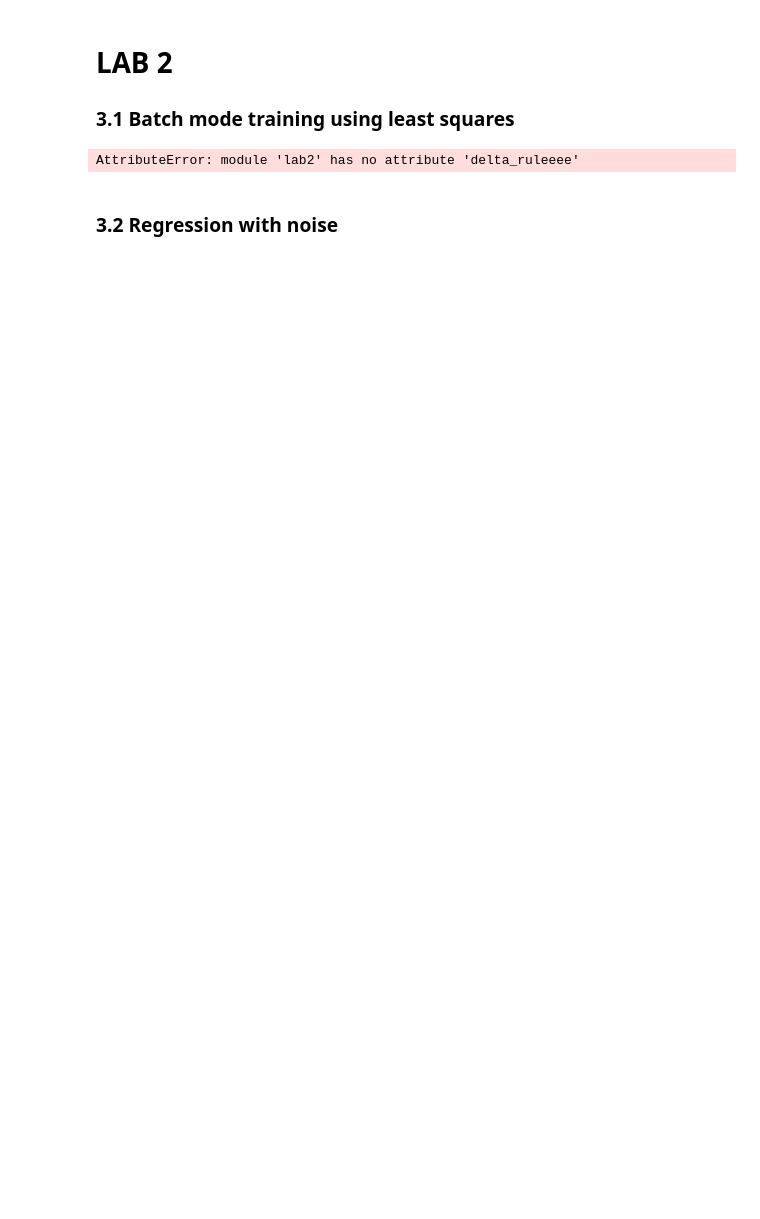
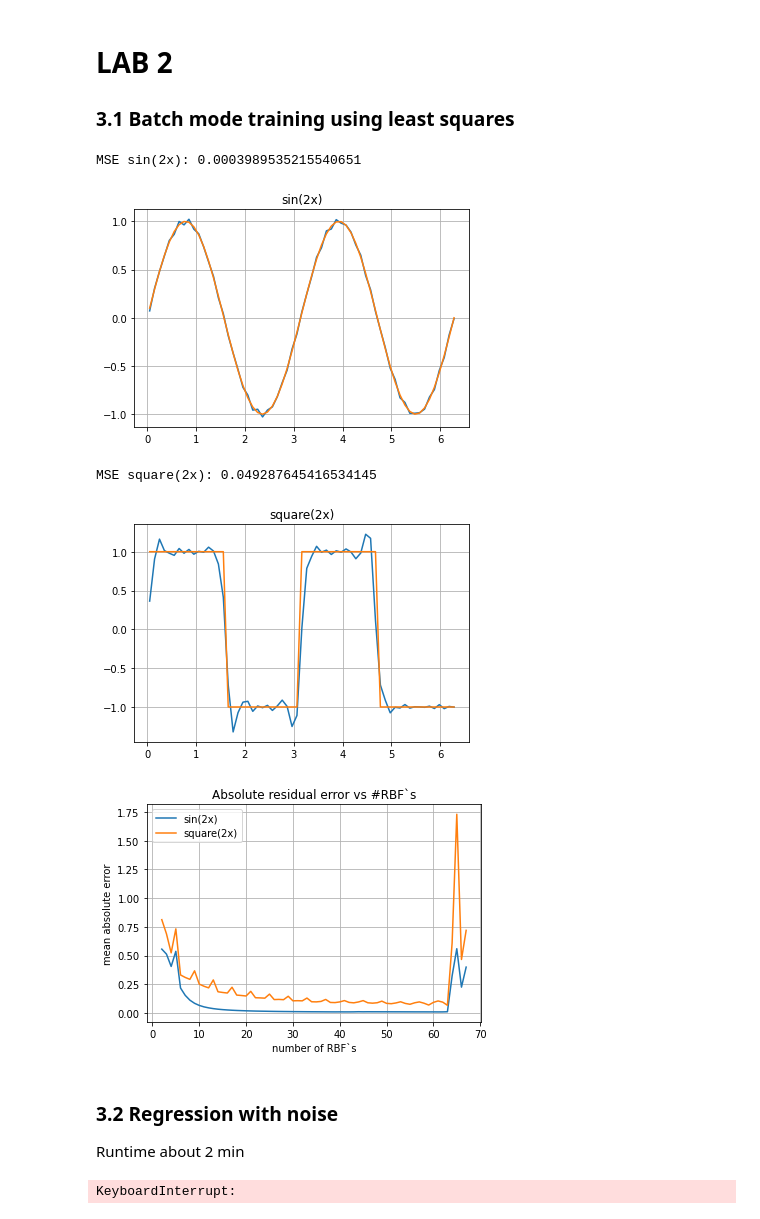
Before and after one commit to alejp1998/annda_lab1b, a Jupyter notebook: lab2.ipynb, the cells around one changed output. Drawn from its saved outputs; the diff is of its cells as text; code cells hidden in the pictures; blank space fills up the shorter version.

```diff
--- a/lab2.ipynb
+++ b/lab2.ipynb
@@ -21,8 +21,7 @@ mu = np.linspace(0,2*np.pi,N) # Data is one-dimensional
 sigma = 0.1*np.ones(N)
 
 ## Sine function
-#w = lab2.least_squares(x_train,yf1_train,mu,sigma)
-w = lab2.delta_rule(x_train,yf1_train,mu,sigma,0.01,100)
+w = lab2.least_squares(x_train,yf1_train,mu,sigma)
 yf1_pred = lab2.forward(x_valid,w,mu,sigma)
 mse1 = np.mean((yf1_pred-yf1_valid)**2)
 print('MSE sin(2x): ' + str(mse1))
@@ -47,33 +46,72 @@ ax.plot(x_valid,yf2_pred)
 ax.plot(x_valid,yf2_valid)
 plt.show()
 
 ## Varying to number of units to get below absolute residual error of 0.1, 0.01, 0.001
 maxN = 67
 are_sin = np.zeros(maxN-1)
 are_square = np.zeros(maxN-1)
 for i in np.linspace(2,maxN,maxN-1):
     N = int(i) #Number of RBF's
     mu = np.linspace(0,2*np.pi,N) # Data is one-dimensional
     sigma = np.pi/i*np.ones(N) # Smaller sigma when many RBF's
 
     w = lab2.least_squares(x_train,yf1_train,mu,sigma)
     yf1_pred = lab2.forward(x_valid,w,mu,sigma)
     are_sin[N-2] = np.mean(np.abs(yf1_pred-yf1_valid))
 
     w = lab2.least_squares(x_train,yf2_train,mu,sigma)
     yf2_pred = lab2.forward(x_valid,w,mu,sigma)
     are_square[N-2] = np.mean(np.abs(yf2_pred-yf2_valid))
 
 fig, ax = plt.subplots()
 ax.grid(visible = True)
 ax.set_title('Absolute residual error vs #RBF`s')
 ax.plot(np.linspace(2,maxN,maxN-1),are_sin)
 ax.plot(np.linspace(2,maxN,maxN-1),are_square)
 ax.set_xlabel('number of RBF`s')
 ax.set_ylabel('mean absolute error')
 ax.legend(['sin(2x)','square(2x)'])
 plt.show()
 # %% [output]
-AttributeError: module 'lab2' has no attribute 'delta_ruleeee'
+MSE sin(2x): 0.0003989535215540651
+[figure, added]
+MSE square(2x): 0.049287645416534145
+[figure, added]
+[figure, added]
 # %% [markdown]
 ### 3.2 Regression with noise
+Runtime about 2 min
+# %%
+## Making data noisy
+x_train = x_train + np.random.normal(0,0.1,round(2*np.pi/0.1))
+x_valid = x_valid + np.random.normal(0,0.1,round(2*np.pi/0.1))
+
+lr = 0.2
+epochs = 50
+
+## Varying to number of units using delta
+maxN = 67
+stds = [10,8,6,4,2]
+are = np.zeros([maxN-1,5])
+
+for i in np.linspace(2,maxN,maxN-1):
+    for j in range(5):
+        N = int(i) #Number of RBF's
+        mu = np.linspace(0,2*np.pi,N) # Data is one-dimensional
+        sigma = stds[j]/i*np.ones(N) # Smaller sigma when many RBF's
+
+        w = lab2.delta_rule(x_train,yf1_train,mu,sigma,lr,epochs)
+        yf1_pred = lab2.forward(x_valid,w,mu,sigma)
+        are[N-2,j] = np.mean(np.abs(yf1_pred-yf1_valid))
+
+fig, ax = plt.subplots()
+ax.grid(visible = True)
+ax.set_title('Absolute residual error vs #RBF`s')
+for i in range(5):
+    ax.plot(np.linspace(2,maxN,maxN-1),are[:,i])
+ax.set_xlabel('number of RBF`s')
+ax.set_ylabel('mean absolute error')
+ax.legend(['sigma*N = ' + str(stds[0]),'sigma*N = ' + str(stds[1]),'sigma*N = ' + str(stds[2]),'sigma*N = ' + str(stds[3]),'sigma*N = ' + str(stds[4])])
+plt.show()
+# %% [output]
+KeyboardInterrupt:
```
Also changed, not shown: parts of 9 cells of this notebook, 12 other files.
